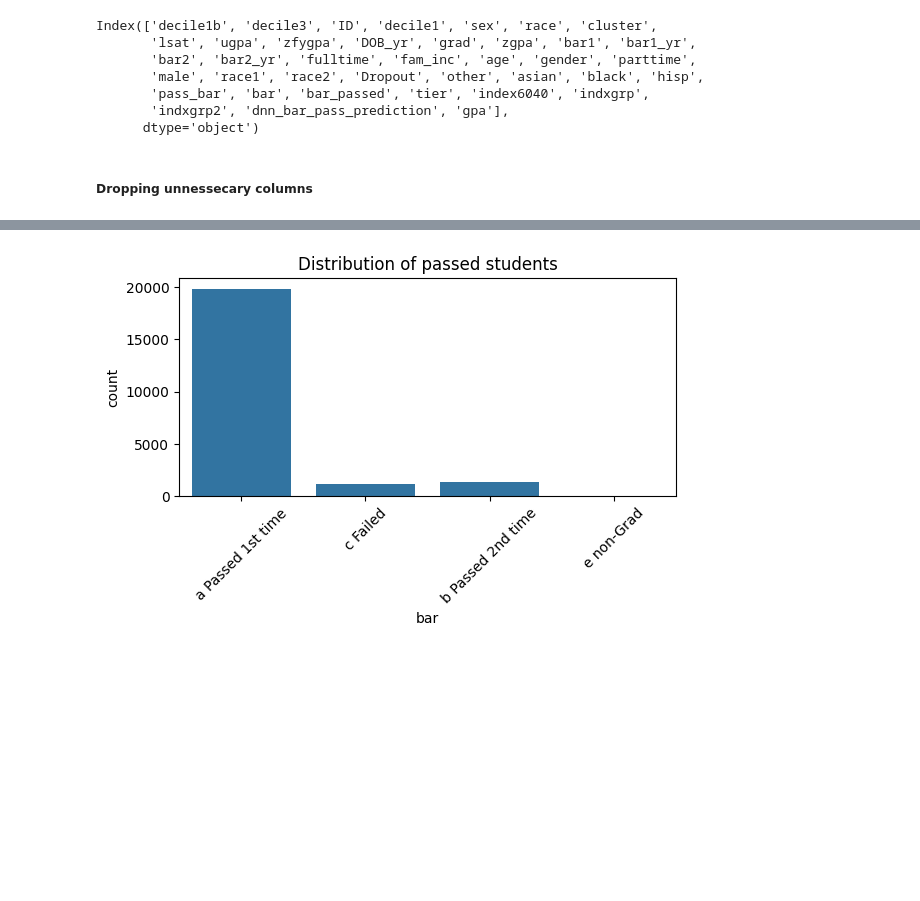
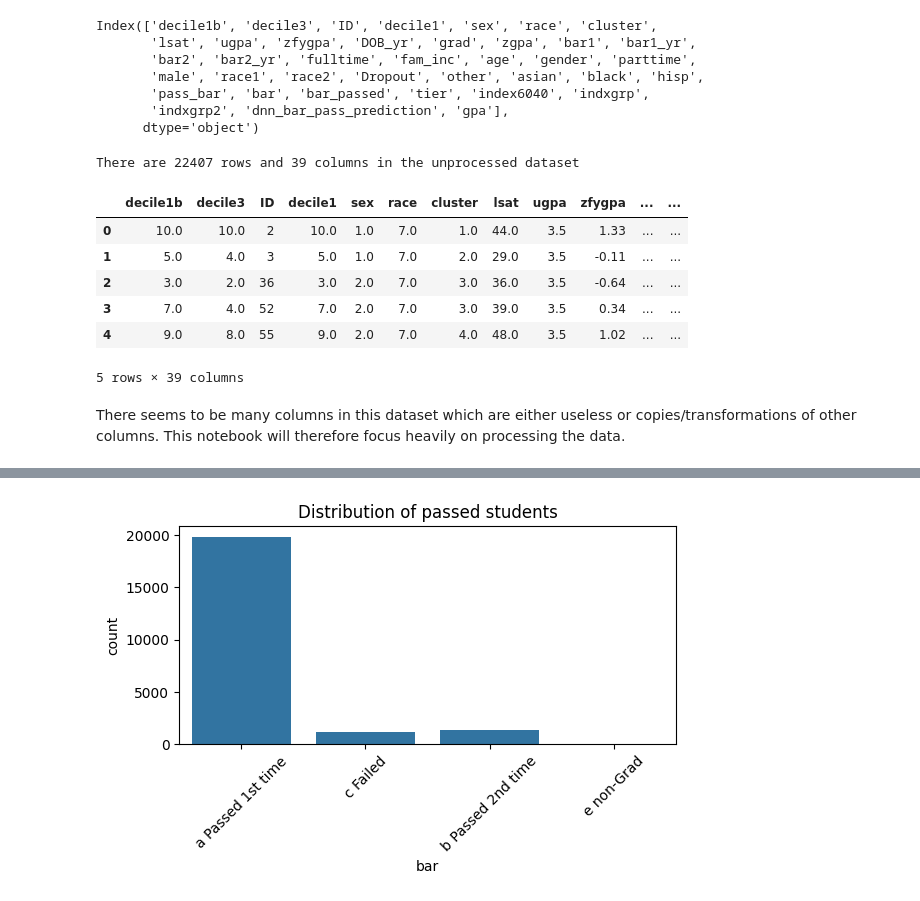
Before and after one commit to juliehinge/Algorithmic-Fairness, a Jupyter notebook: eda.ipynb, the cells around one changed output, grey strips where cells are left out. Cells and saved outputs as stored; diff of their text form; code cells hidden in the pictures; blank space fills up the shorter version.

```diff
--- a/eda.ipynb
+++ b/eda.ipynb
@@ -20,5 +20,18 @@ Index(['decile1b', 'decile3', 'ID', 'decile1', 'sex', 'race', 'cluster',
        'pass_bar', 'bar', 'bar_passed', 'tier', 'index6040', 'indxgrp',
        'indxgrp2', 'dnn_bar_pass_prediction', 'gpa'],
       dtype='object')
-# %% [markdown]
-##### Dropping unnessecary columns
+# %%
+print(f"There are {df.shape[0]} rows and {df.shape[1]} columns in the unprocessed dataset")
+df.head()
+# %% [output]
+There are 22407 rows and 39 columns in the unprocessed dataset
+|  | decile1b | decile3 | ID | decile1 | sex | race | cluster | lsat | ugpa | zfygpa | ... | ... |
+| 0 | 10.0 | 10.0 | 2 | 10.0 | 1.0 | 7.0 | 1.0 | 44.0 | 3.5 | 1.33 | ... | ... |
+| 1 | 5.0 | 4.0 | 3 | 5.0 | 1.0 | 7.0 | 2.0 | 29.0 | 3.5 | -0.11 | ... | ... |
+| 2 | 3.0 | 2.0 | 36 | 3.0 | 2.0 | 7.0 | 3.0 | 36.0 | 3.5 | -0.64 | ... | ... |
+| 3 | 7.0 | 4.0 | 52 | 7.0 | 2.0 | 7.0 | 3.0 | 39.0 | 3.5 | 0.34 | ... | ... |
+| 4 | 9.0 | 8.0 | 55 | 9.0 | 2.0 | 7.0 | 4.0 | 48.0 | 3.5 | 1.02 | ... | ... |
+5 rows × 39 columns
+# %% [markdown]
+There seems to be many columns in this dataset which are either useless or copies/transformations of other columns.
+This notebook will therefore focus heavily on processing the data.
```
Also changed, not shown: parts of 41 cells of this notebook, 1 other file.
